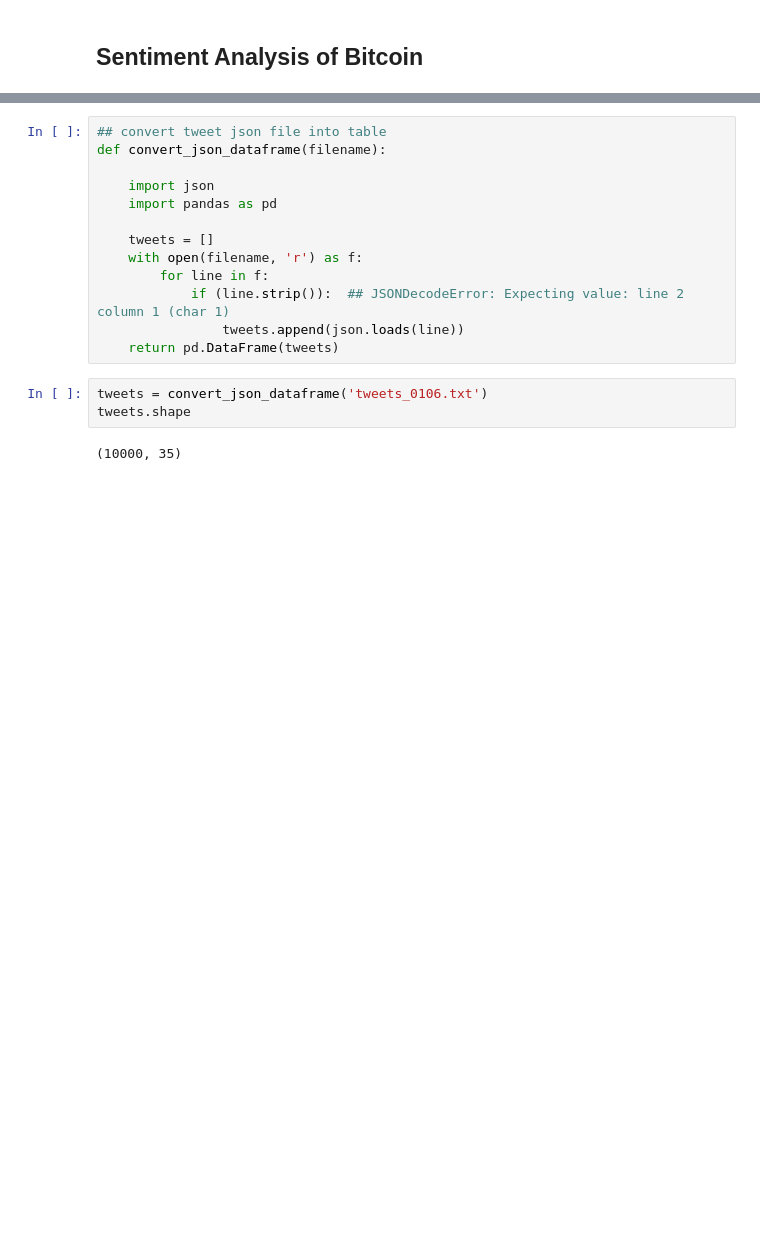
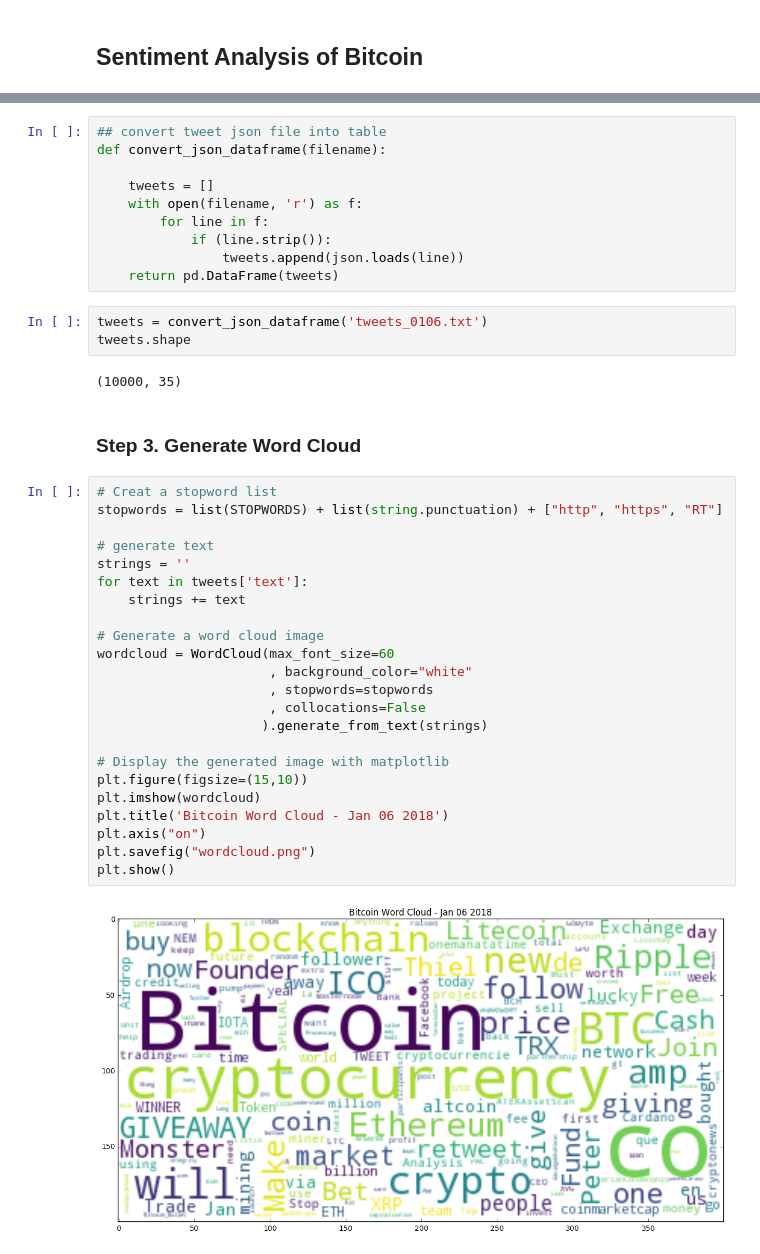
Before and after one commit to jhli973/Projects, a Jupyter notebook: tweetSentimentAnalysis/Sentiment Analysis of Bitcoin.ipynb, the cells around one changed output, grey strips where cells are left out. Drawn from its saved outputs; the diff is of its cells as text; blank space fills up the shorter version.

```diff
--- a/tweetSentimentAnalysis/Sentiment Analysis of Bitcoin.ipynb
+++ b/tweetSentimentAnalysis/Sentiment Analysis of Bitcoin.ipynb
@@ -12,13 +21,10 @@ To restrict the topic on bitcoin, I have added "bitcoin' and "cryptocurrency" as
 ## convert tweet json file into table
 def convert_json_dataframe(filename):
 
-    import json
-    import pandas as pd
-
     tweets = []
     with open(filename, 'r') as f:
         for line in f:
-            if (line.strip()):  ## JSONDecodeError: Expecting value: line 2 column 1 (char 1)
+            if (line.strip()):
                 tweets.append(json.loads(line))
     return pd.DataFrame(tweets)
 # %%
@@ -26,4 +32,31 @@ tweets = convert_json_dataframe('tweets_0106.txt')
 tweets.shape
 # %% [output]
 (10000, 35)
+# %% [markdown]
+### Step 3. Generate Word Cloud
+# %%
+# Creat a stopword list
+stopwords = list(STOPWORDS) + list(string.punctuation) + ["http", "https", "RT"]
+
+# generate text
+strings = ''
+for text in tweets['text']:
+    strings += text
+
+# Generate a word cloud image
+wordcloud = WordCloud(max_font_size=60
+                      , background_color="white"
+                      , stopwords=stopwords
+                      , collocations=False
+                     ).generate_from_text(strings)
+
+# Display the generated image with matplotlib
+plt.figure(figsize=(15,10))
+plt.imshow(wordcloud)
+plt.title('Bitcoin Word Cloud - Jan 06 2018')
+plt.axis("on")
+plt.savefig("wordcloud.png")
+plt.show()
+# %% [output]
+[figure, added]
 # %% [markdown]
```
Also changed, not shown: parts of 13 cells of this notebook, 2 other files.
